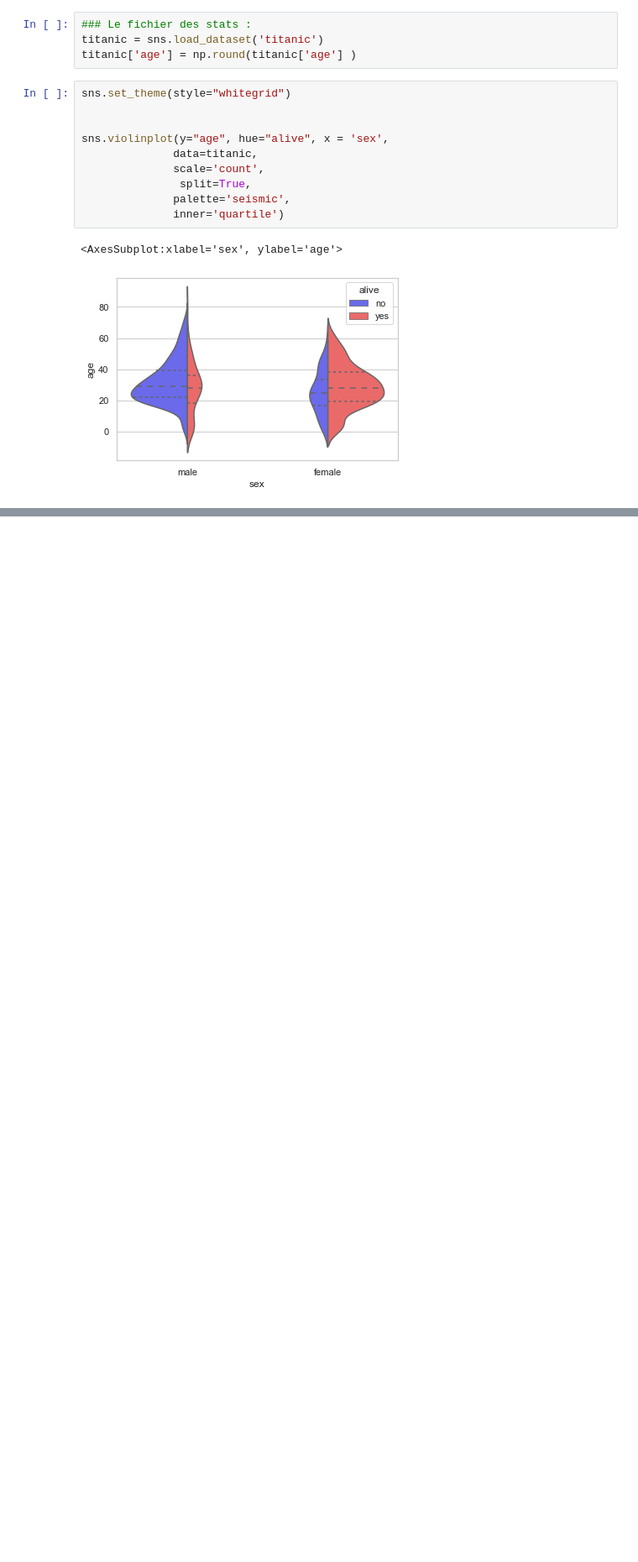
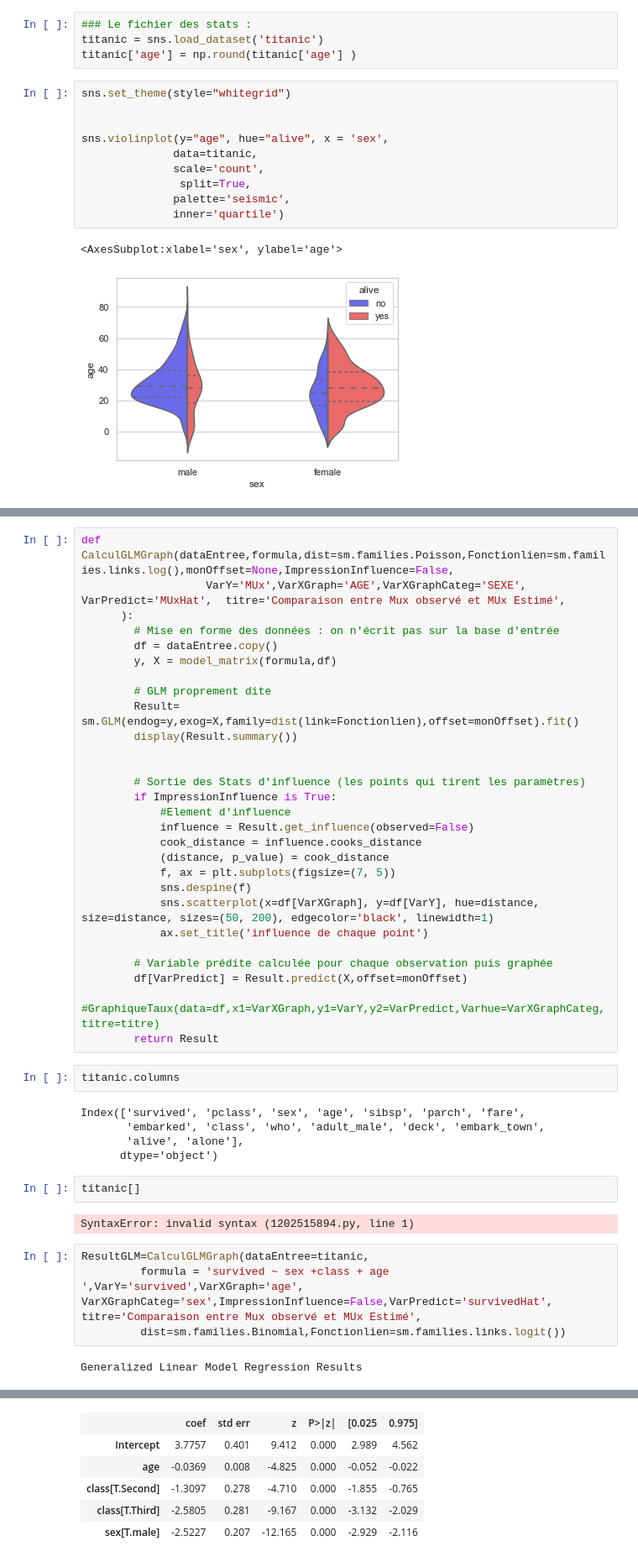
Before and after one commit to RessourcesActuariat/ActuariatVieCNAM, a Jupyter notebook: Solution TItanic.ipynb, the cells around one changed output, grey strips where cells are left out. Shown at 84% size. Drawn from its saved outputs; the diff is of its cells as text; blank space fills up the shorter version.

```diff
--- a/Solution TItanic.ipynb
+++ b/Solution TItanic.ipynb
@@ -86,0 +132,45 @@ plt.show()
+# %%
+def CalculGLMGraph(dataEntree,formula,dist=sm.families.Poisson,Fonctionlien=sm.families.links.log(),monOffset=None,ImpressionInfluence=False,
+                   VarY='MUx',VarXGraph='AGE',VarXGraphCateg='SEXE', VarPredict='MUxHat',  titre='Comparaison entre Mux observé et MUx Estimé',
+      ):
+        # Mise en forme des données : on n'écrit pas sur la base d'entrée
+        df = dataEntree.copy()
+        y, X = model_matrix(formula,df)
+
+        # GLM proprement dite
+        Result= sm.GLM(endog=y,exog=X,family=dist(link=Fonctionlien),offset=monOffset).fit()
+        display(Result.summary())
+
+
+        # Sortie des Stats d'influence (les points qui tirent les paramètres)
+        if ImpressionInfluence is True:
+            #Element d'influence
+            influence = Result.get_influence(observed=False)
+            cook_distance = influence.cooks_distance
+            (distance, p_value) = cook_distance
+            f, ax = plt.subplots(figsize=(7, 5))
+            sns.despine(f)
+            sns.scatterplot(x=df[VarXGraph], y=df[VarY], hue=distance, size=distance, sizes=(50, 200), edgecolor='black', linewidth=1)
+            ax.set_title('influence de chaque point')
+
+        # Variable prédite calculée pour chaque observation puis graphée
+        df[VarPredict] = Result.predict(X,offset=monOffset)
+        #GraphiqueTaux(data=df,x1=VarXGraph,y1=VarY,y2=VarPredict,Varhue=VarXGraphCateg,titre=titre)
+        return Result
+# %%
+titanic.columns
+# %% [output]
+Index(['survived', 'pclass', 'sex', 'age', 'sibsp', 'parch', 'fare',
+       'embarked', 'class', 'who', 'adult_male', 'deck', 'embark_town',
+       'alive', 'alone'],
+      dtype='object')
+# %%
+titanic[]
+# %% [output]
+SyntaxError: invalid syntax (1202515894.py, line 1)
+# %%
+ResultGLM=CalculGLMGraph(dataEntree=titanic,
+         formula = 'survived ~ sex +class + age ',VarY='survived',VarXGraph='age', VarXGraphCateg='sex',ImpressionInfluence=False,VarPredict='survivedHat',  titre='Comparaison entre Mux observé et MUx Estimé',
+         dist=sm.families.Binomial,Fonctionlien=sm.families.links.logit())
+# %% [output]
+Generalized Linear Model Regression Results
@@ -86,0 +186,6 @@ plt.show()
+|  | coef | std err | z | P>|z| | [0.025 | 0.975] |
+| Intercept | 3.7757 | 0.401 | 9.412 | 0.000 | 2.989 | 4.562 |
+| age | -0.0369 | 0.008 | -4.825 | 0.000 | -0.052 | -0.022 |
+| class[T.Second] | -1.3097 | 0.278 | -4.710 | 0.000 | -1.855 | -0.765 |
+| class[T.Third] | -2.5805 | 0.281 | -9.167 | 0.000 | -3.132 | -2.029 |
+| sex[T.male] | -2.5227 | 0.207 | -12.165 | 0.000 | -2.929 | -2.116 |
```
Also changed, not shown: parts of 10 cells of this notebook, 1 other file.
